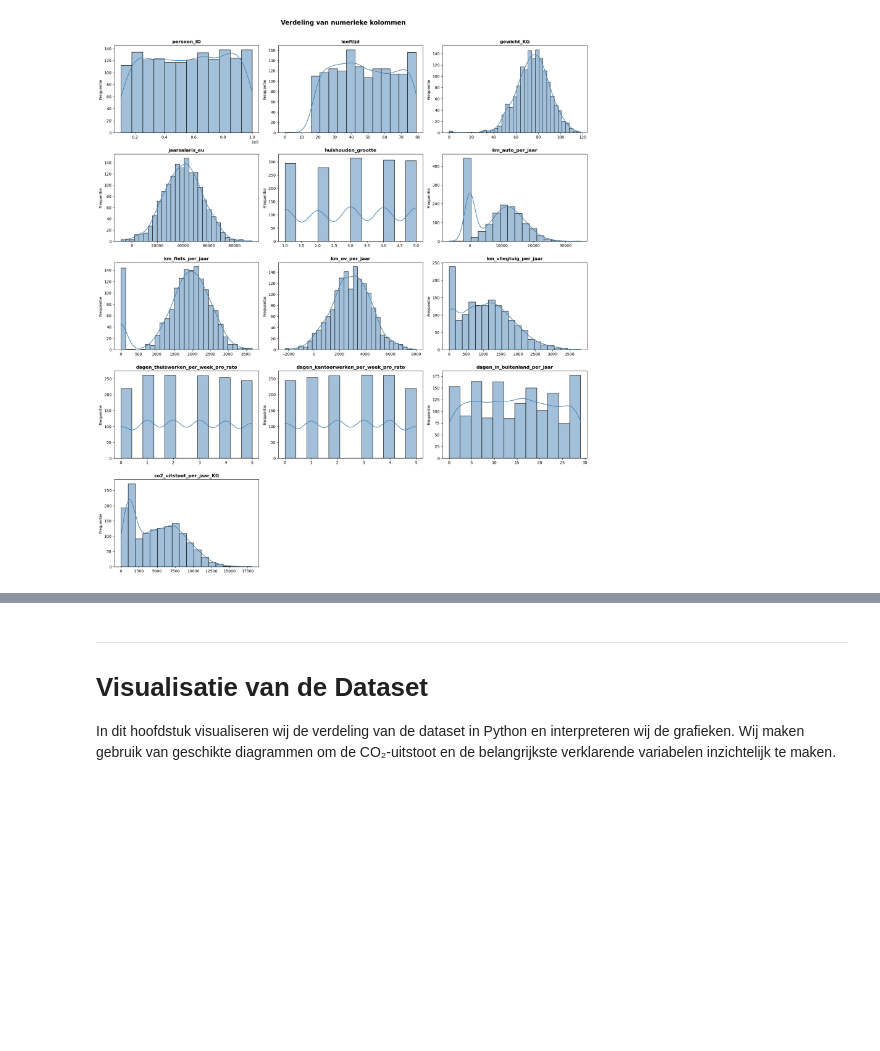
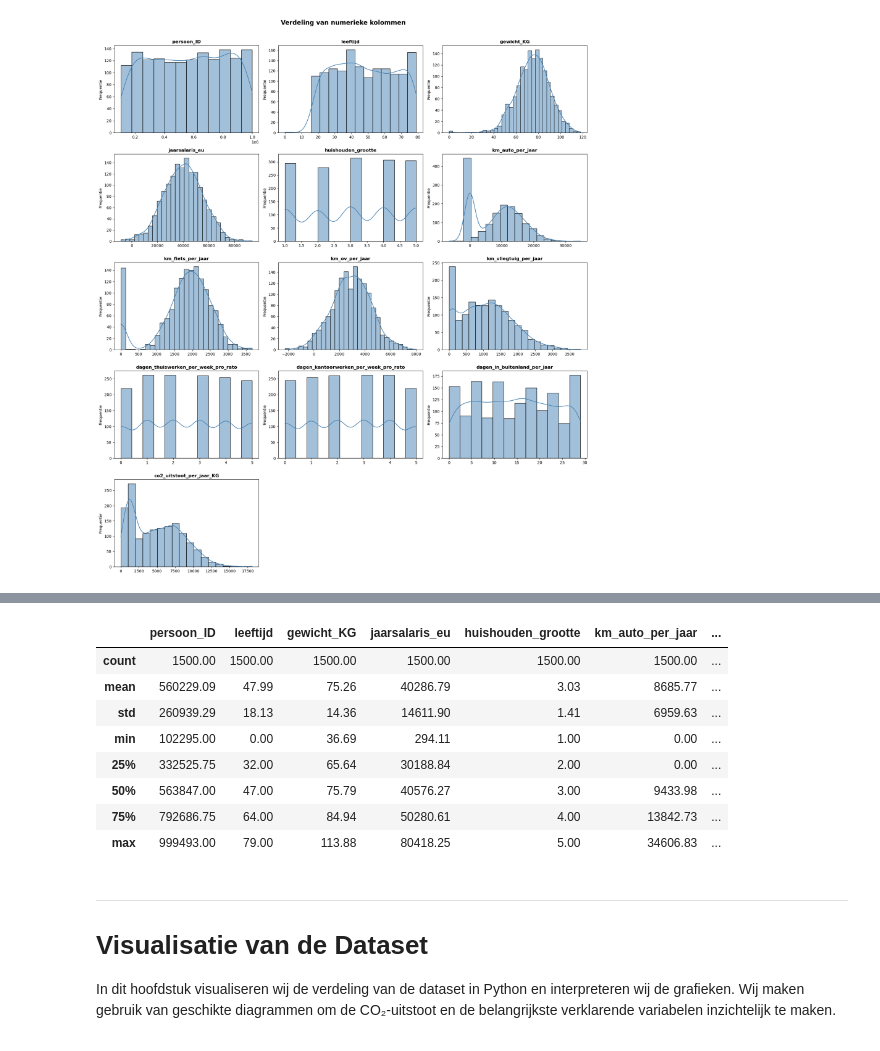
Before and after one commit to EchoinSilences/WiskundePortfolioHHS, a Jupyter notebook: Onderzoek.ipynb, the cells around one changed output, grey strips where cells are left out. Cells and saved outputs as stored; diff of their text form; code cells hidden in the pictures; blank space fills up the shorter version.

```diff
--- a/Onderzoek.ipynb
+++ b/Onderzoek.ipynb
@@ -159,3 +159,60 @@ plt.show()
 # %%
 # Python: Ga na of er missende/niet kloppende/extreme waarden zijn in de dataset
 # en ga hier op een adequate manier mee om.
+
+# ── 1. MISSENDE WAARDEN ───────────────────────────────────────────────────────
+print("=== Missende waarden per kolom ===")
+print(df.isnull().sum()[df.isnull().sum() > 0])
+
+# Numerieke kolommen: imputeer met de mediaan (robuust tegen uitschieters)
+# Categoriale kolommen: imputeer met de modus
+for col in df.columns:
+    if df[col].isnull().any():
+        if df[col].dtype in ['float64', 'int64']:
+            df[col] = df[col].fillna(df[col].median())
+        else:
+            df[col] = df[col].fillna(df[col].mode()[0])
+
+print("\nMissende waarden na imputatie:", df.isnull().sum().sum())
+
+# ── 2. NIET-KLOPPENDE WAARDEN (negatieve waarden) ────────────────────────────
+# Kolommen waarbij een negatieve waarde logisch onmogelijk is
+niet_negatief = [
+    'jaarsalaris_eu', 'km_auto_per_jaar', 'km_fiets_per_jaar',
+    'km_ov_per_jaar', 'km_vliegtuig_per_jaar', 'dagen_in_buitenland_per_jaar',
+    'co2_uitstoot_per_jaar_KG', 'leeftijd', 'gewicht_KG', 'huishouden_grootte'
+]
+
+print("\n=== Negatieve waarden per kolom ===")
+for col in niet_negatief:
+    n_neg = (df[col] < 0).sum()
+    if n_neg > 0:
+        print(f"  {col}: {n_neg} negatieve waarde(n)")
+
+# Negatieve waarden vervangen door de mediaan van de kolom
+for col in niet_negatief:
+    mediaan = df.loc[df[col] >= 0, col].median()
+    df.loc[df[col] < 0, col] = mediaan
+
+print("Negatieve waarden gecorrigeerd.")
+
+# ── 3. EXTREME WAARDEN (uitschieters via IQR) ─────────────────────────────────
+# Uitschieters worden begrensd (Winsorizing), niet verwijderd,
+# zodat er geen rijen verloren gaan.
+print("\n=== Uitschieters begrensd via IQR (Winsorizing) ===")
+numeric_cols = df.select_dtypes(include='number').columns.drop('persoon_ID')
+
+for col in numeric_cols:
+    Q1 = df[col].quantile(0.25)
+    Q3 = df[col].quantile(0.75)
+    IQR = Q3 - Q1
+    lower = Q1 - 1.5 * IQR
+    upper = Q3 + 1.5 * IQR
+    n_out = ((df[col] < lower) | (df[col] > upper)).sum()
+    if n_out > 0:
+        print(f"  {col}: {n_out} uitschieter(s) begrensd [{lower:.1f}, {upper:.1f}]")
+    df[col] = df[col].clip(lower=lower, upper=upper)
+
+print("\nDataset na opschoning:", df.shape)
+df.describe().round(2)
+# %% [output]
@@ -162,3 +236,12 @@ plt.show()
+|  | persoon_ID | leeftijd | gewicht_KG | jaarsalaris_eu | huishouden_grootte | km_auto_per_jaar | ... |
+| count | 1500.00 | 1500.00 | 1500.00 | 1500.00 | 1500.00 | 1500.00 | ... |
+| mean | 560229.09 | 47.99 | 75.26 | 40286.79 | 3.03 | 8685.77 | ... |
+| std | 260939.29 | 18.13 | 14.36 | 14611.90 | 1.41 | 6959.63 | ... |
+| min | 102295.00 | 0.00 | 36.69 | 294.11 | 1.00 | 0.00 | ... |
+| 25% | 332525.75 | 32.00 | 65.64 | 30188.84 | 2.00 | 0.00 | ... |
+| 50% | 563847.00 | 47.00 | 75.79 | 40576.27 | 3.00 | 9433.98 | ... |
+| 75% | 792686.75 | 64.00 | 84.94 | 50280.61 | 4.00 | 13842.73 | ... |
+| max | 999493.00 | 79.00 | 113.88 | 80418.25 | 5.00 | 34606.83 | ... |
 # %% [markdown]
 <div style="font-family: 'Times New Roman', serif; line-height: 1.3;">
 
```
Also changed, not shown: parts of 1 cell of this notebook, 1 other file.
